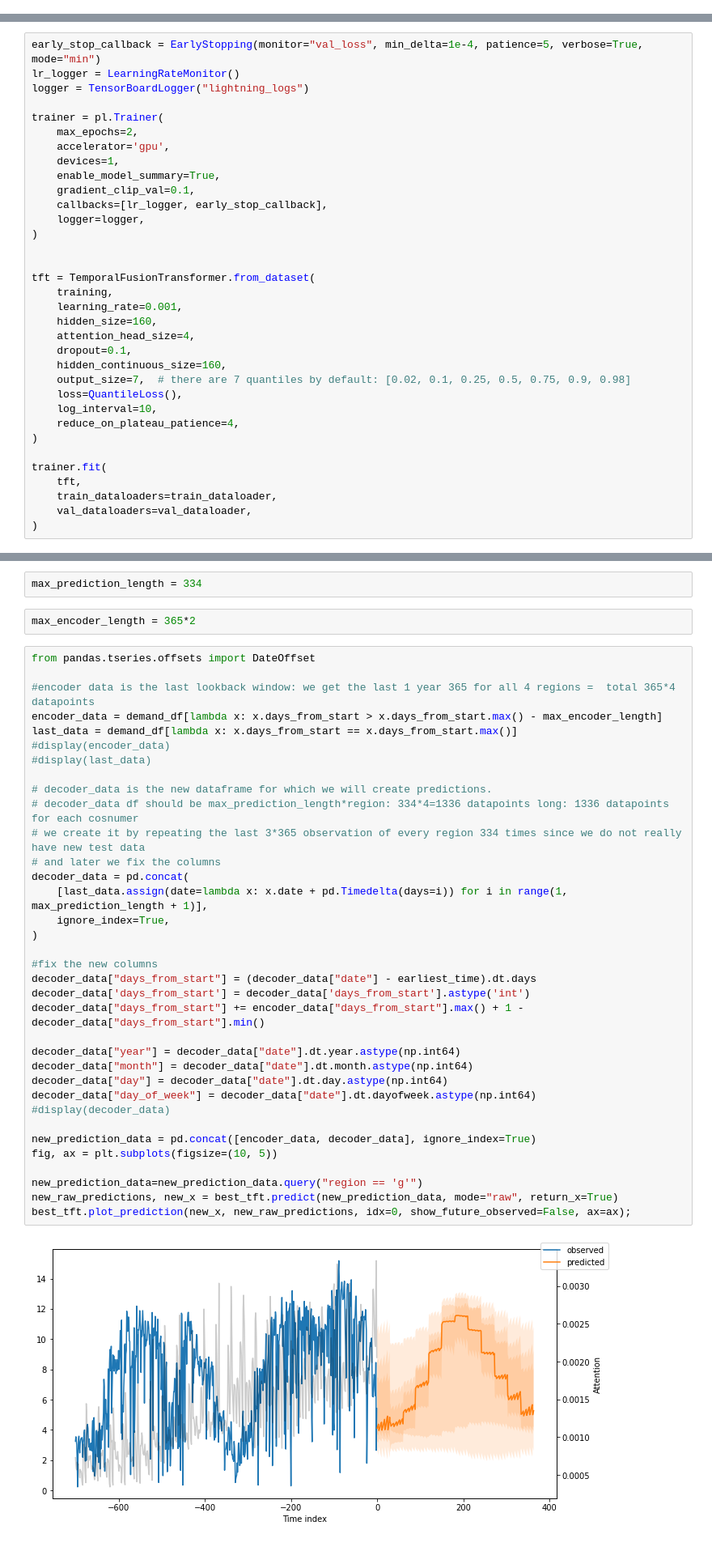
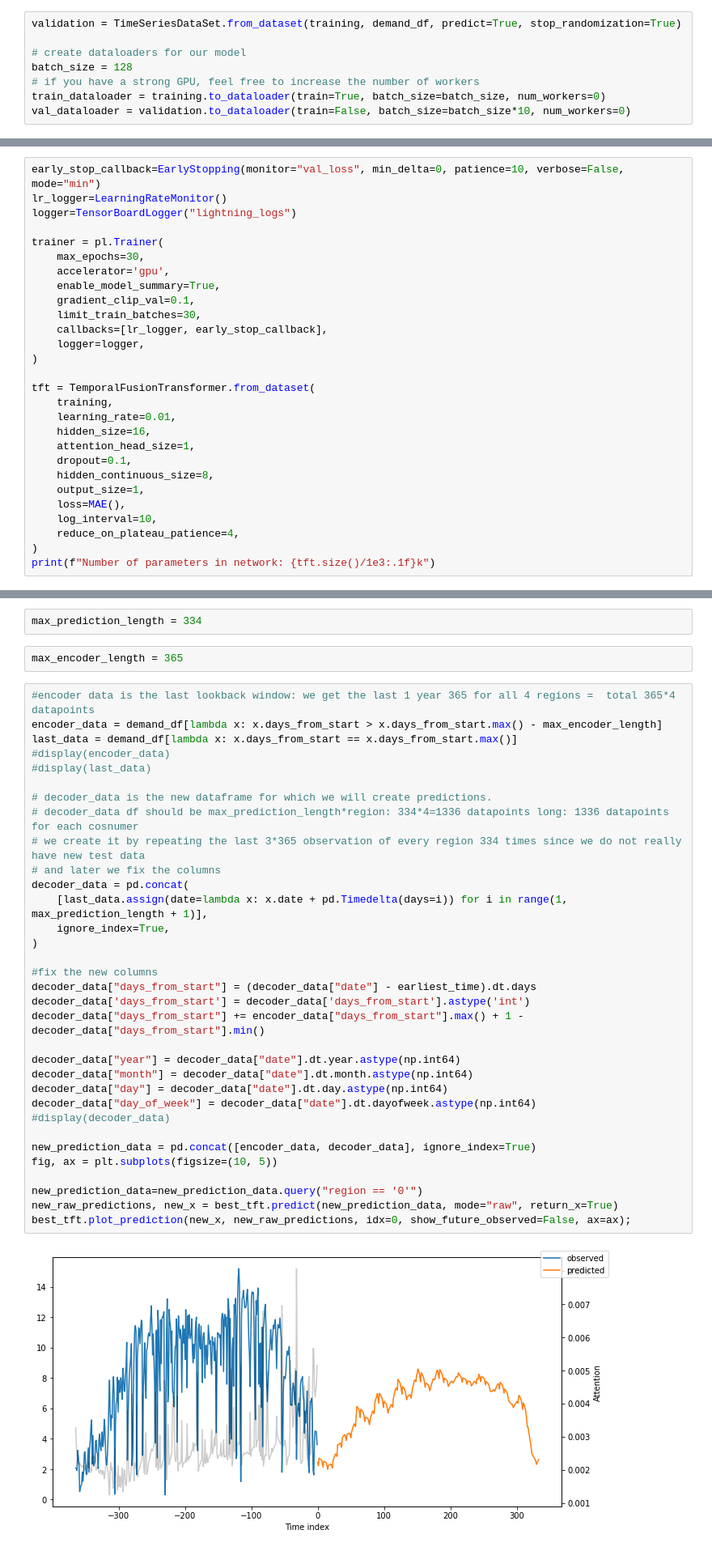
Before and after one commit to cswcjt/Dacon_Bike, a Jupyter notebook: TFT_first.ipynb, the cells around one changed output, grey strips where cells are left out. Shown at 81% size. Saved outputs shown, nothing was run; the diff lists cells and outputs as text.

```diff
--- a/TFT_first.ipynb
+++ b/TFT_first.ipynb
@@ -239,3 +195,11 @@ Name: region, dtype: int64
+# %%
+validation = TimeSeriesDataSet.from_dataset(training, demand_df, predict=True, stop_randomization=True)
+
+# create dataloaders for our model
+batch_size = 128
+# if you have a strong GPU, feel free to increase the number of workers
+train_dataloader = training.to_dataloader(train=True, batch_size=batch_size, num_workers=0)
+val_dataloader = validation.to_dataloader(train=False, batch_size=batch_size*10, num_workers=0)
 # %% [markdown]
 The **training.index** and **validation.index** show how our training and validation instances are sliced.
 For example, **sequence_length**= **max_encoder_length** + **max_prediction_length**
@@ -256,39 +220,33 @@ validation.index
 # %% [markdown]
 ### Build TFT model
 # %%
-early_stop_callback = EarlyStopping(monitor="val_loss", min_delta=1e-4, patience=5, verbose=True, mode="min")
-lr_logger = LearningRateMonitor()
-logger = TensorBoardLogger("lightning_logs")
+early_stop_callback=EarlyStopping(monitor="val_loss", min_delta=0, patience=10, verbose=False, mode="min")
+lr_logger=LearningRateMonitor()
+logger=TensorBoardLogger("lightning_logs")
 
 trainer = pl.Trainer(
-    max_epochs=2,
+    max_epochs=30,
     accelerator='gpu',
-    devices=1,
     enable_model_summary=True,
     gradient_clip_val=0.1,
+    limit_train_batches=30,
     callbacks=[lr_logger, early_stop_callback],
     logger=logger,
 )
 
-
 tft = TemporalFusionTransformer.from_dataset(
     training,
-    learning_rate=0.001,
-    hidden_size=160,
-    attention_head_size=4,
+    learning_rate=0.01,
+    hidden_size=16,
+    attention_head_size=1,
     dropout=0.1,
-    hidden_continuous_size=160,
-    output_size=7,  # there are 7 quantiles by default: [0.02, 0.1, 0.25, 0.5, 0.75, 0.9, 0.98]
-    loss=QuantileLoss(),
+    hidden_continuous_size=8,
+    output_size=1,
+    loss=MAE(),
     log_interval=10,
     reduce_on_plateau_patience=4,
 )
-
-trainer.fit(
-    tft,
-    train_dataloaders=train_dataloader,
-    val_dataloaders=val_dataloader,
-)
+print(f"Number of parameters in network: {tft.size()/1e3:.1f}k")
 # %% [output]
 INFO:pytorch_lightning.utilities.rank_zero:GPU available: True (cuda), used: True
 INFO:pytorch_lightning.utilities.rank_zero:TPU available: False, using: 0 TPU cores
@@ -324,41 +273,39 @@ lightning_logs/lightning_logs/version_0/checkpoints/epoch=1-step=136.ckpt
 # %%
 max_prediction_length = 334
 # %%
-max_encoder_length = 365*2
+max_encoder_length = 365
 # %%
-from pandas.tseries.offsets import DateOffset
-
 #encoder data is the last lookback window: we get the last 1 year 365 for all 4 regions =  total 365*4 datapoints
 encoder_data = demand_df[lambda x: x.days_from_start > x.days_from_start.max() - max_encoder_length]
 last_data = demand_df[lambda x: x.days_from_start == x.days_from_start.max()]
 #display(encoder_data)
 #display(last_data)
 
 # decoder_data is the new dataframe for which we will create predictions.
 # decoder_data df should be max_prediction_length*region: 334*4=1336 datapoints long: 1336 datapoints for each cosnumer
 # we create it by repeating the last 3*365 observation of every region 334 times since we do not really have new test data
 # and later we fix the columns
 decoder_data = pd.concat(
     [last_data.assign(date=lambda x: x.date + pd.Timedelta(days=i)) for i in range(1, max_prediction_length + 1)],
     ignore_index=True,
 )
 
 #fix the new columns
 decoder_data["days_from_start"] = (decoder_data["date"] - earliest_time).dt.days
 decoder_data['days_from_start'] = decoder_data['days_from_start'].astype('int')
 decoder_data["days_from_start"] += encoder_data["days_from_start"].max() + 1 - decoder_data["days_from_start"].min()
 
 decoder_data["year"] = decoder_data["date"].dt.year.astype(np.int64)
 decoder_data["month"] = decoder_data["date"].dt.month.astype(np.int64)
 decoder_data["day"] = decoder_data["date"].dt.day.astype(np.int64)
 decoder_data["day_of_week"] = decoder_data["date"].dt.dayofweek.astype(np.int64)
 #display(decoder_data)
 
 new_prediction_data = pd.concat([encoder_data, decoder_data], ignore_index=True)
 fig, ax = plt.subplots(figsize=(10, 5))
 
-new_prediction_data=new_prediction_data.query("region == 'g'")
+new_prediction_data=new_prediction_data.query("region == '0'")
 new_raw_predictions, new_x = best_tft.predict(new_prediction_data, mode="raw", return_x=True)
 best_tft.plot_prediction(new_x, new_raw_predictions, idx=0, show_future_observed=False, ax=ax);
 # %% [output]
-[figure, old version]
+[figure, new version]
```
Also changed, not shown: parts of 19 cells of this notebook.
